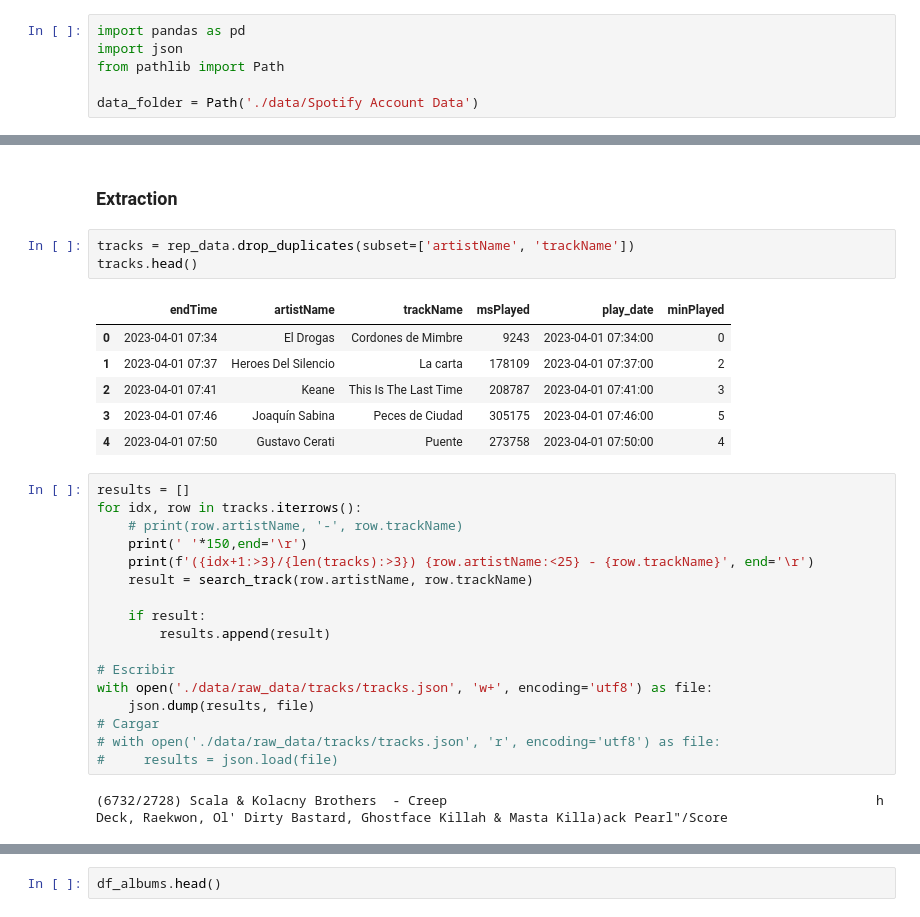
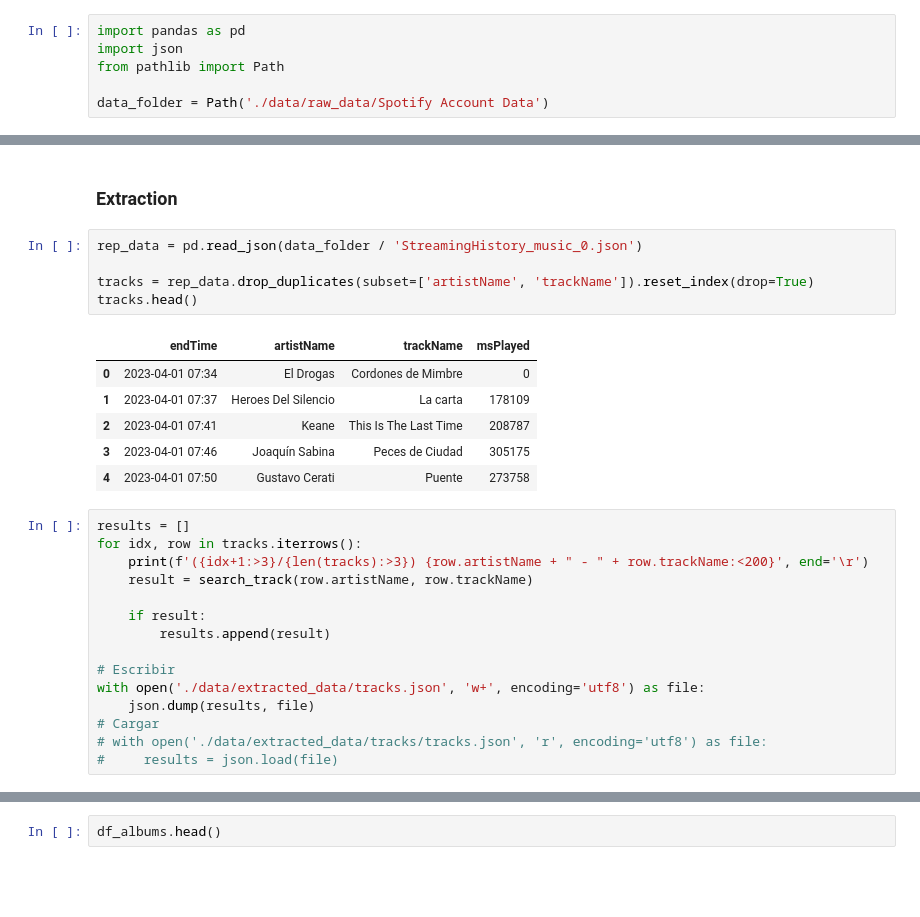
Before and after one commit to JorgeSilvestre/spotify_project, a Jupyter notebook: exploration.ipynb, the cells around one changed output, grey strips where cells are left out. Drawn from its saved outputs; the diff is of its cells as text; blank space fills up the shorter version.

```diff
--- a/exploration.ipynb
+++ b/exploration.ipynb
@@ -7,7 +7,7 @@ import pandas as pd
 import json
 from pathlib import Path
 
-data_folder = Path('./data/Spotify Account Data')
+data_folder = Path('./data/raw_data/Spotify Account Data')
 # %% [markdown]
 ## Reproducciones
 # %%
@@ -190,34 +105,32 @@ print(json.dumps(search_track('Extremoduro', 'Buscando una luna'), indent=2))
 # %% [markdown]
 ### Extraction
 # %%
-tracks = rep_data.drop_duplicates(subset=['artistName', 'trackName'])
+rep_data = pd.read_json(data_folder / 'StreamingHistory_music_0.json')
+
+tracks = rep_data.drop_duplicates(subset=['artistName', 'trackName']).reset_index(drop=True)
 tracks.head()
 # %% [output]
-|  | endTime | artistName | trackName | msPlayed | play_date | minPlayed |
-| 0 | 2023-04-01 07:34 | El Drogas | Cordones de Mimbre | 9243 | 2023-04-01 07:34:00 | 0 |
-| 1 | 2023-04-01 07:37 | Heroes Del Silencio | La carta | 178109 | 2023-04-01 07:37:00 | 2 |
-| 2 | 2023-04-01 07:41 | Keane | This Is The Last Time | 208787 | 2023-04-01 07:41:00 | 3 |
-| 3 | 2023-04-01 07:46 | Joaquín Sabina | Peces de Ciudad | 305175 | 2023-04-01 07:46:00 | 5 |
-| 4 | 2023-04-01 07:50 | Gustavo Cerati | Puente | 273758 | 2023-04-01 07:50:00 | 4 |
+|  | endTime | artistName | trackName | msPlayed |
+| 0 | 2023-04-01 07:34 | El Drogas | Cordones de Mimbre | 0 |
+| 1 | 2023-04-01 07:37 | Heroes Del Silencio | La carta | 178109 |
+| 2 | 2023-04-01 07:41 | Keane | This Is The Last Time | 208787 |
+| 3 | 2023-04-01 07:46 | Joaquín Sabina | Peces de Ciudad | 305175 |
+| 4 | 2023-04-01 07:50 | Gustavo Cerati | Puente | 273758 |
 # %%
 results = []
 for idx, row in tracks.iterrows():
-    # print(row.artistName, '-', row.trackName)
-    print(' '*150,end='\r')
-    print(f'({idx+1:>3}/{len(tracks):>3}) {row.artistName:<25} - {row.trackName}', end='\r')
+    print(f'({idx+1:>3}/{len(tracks):>3}) {row.artistName + " - " + row.trackName:<200}', end='\r')
     result = search_track(row.artistName, row.trackName)
 
     if result:
         results.append(result)
 
 # Escribir
-with open('./data/raw_data/tracks/tracks.json', 'w+', encoding='utf8') as file:
+with open('./data/extracted_data/tracks.json', 'w+', encoding='utf8') as file:
     json.dump(results, file)
 # Cargar
-# with open('./data/raw_data/tracks/tracks.json', 'r', encoding='utf8') as file:
+# with open('./data/extracted_data/tracks/tracks.json', 'r', encoding='utf8') as file:
 #     results = json.load(file)
-# %% [output]
-(6732/2728) Scala & Kolacny Brothers  - Creep                                                       h Deck, Raekwon, Ol' Dirty Bastard, Ghostface Killah & Masta Killa)ack Pearl"/Score
 # %%
 tracks_data = {}
 artists_data = {}
```
Also changed, not shown: parts of 21 cells of this notebook, 16 other files.
